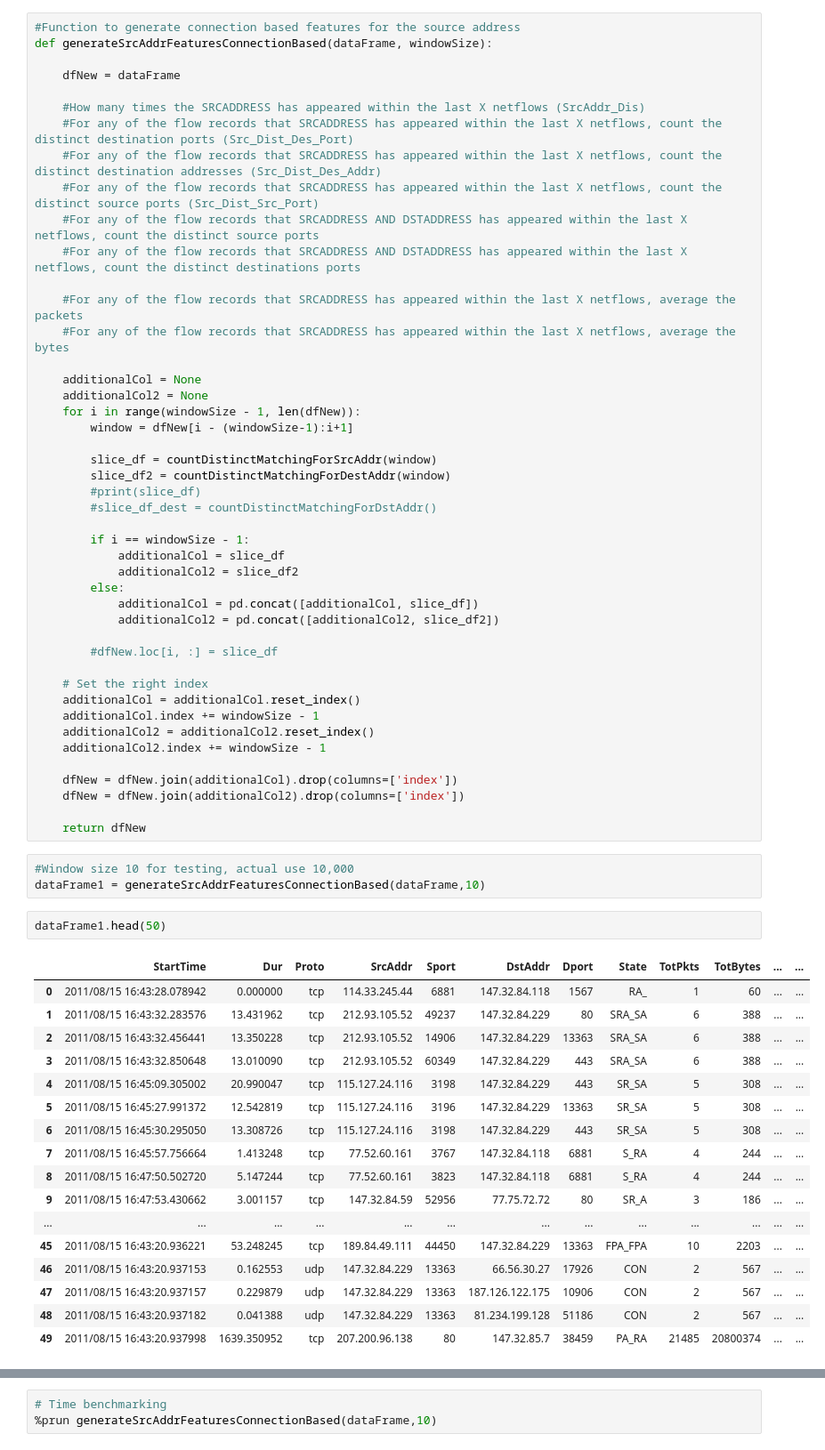
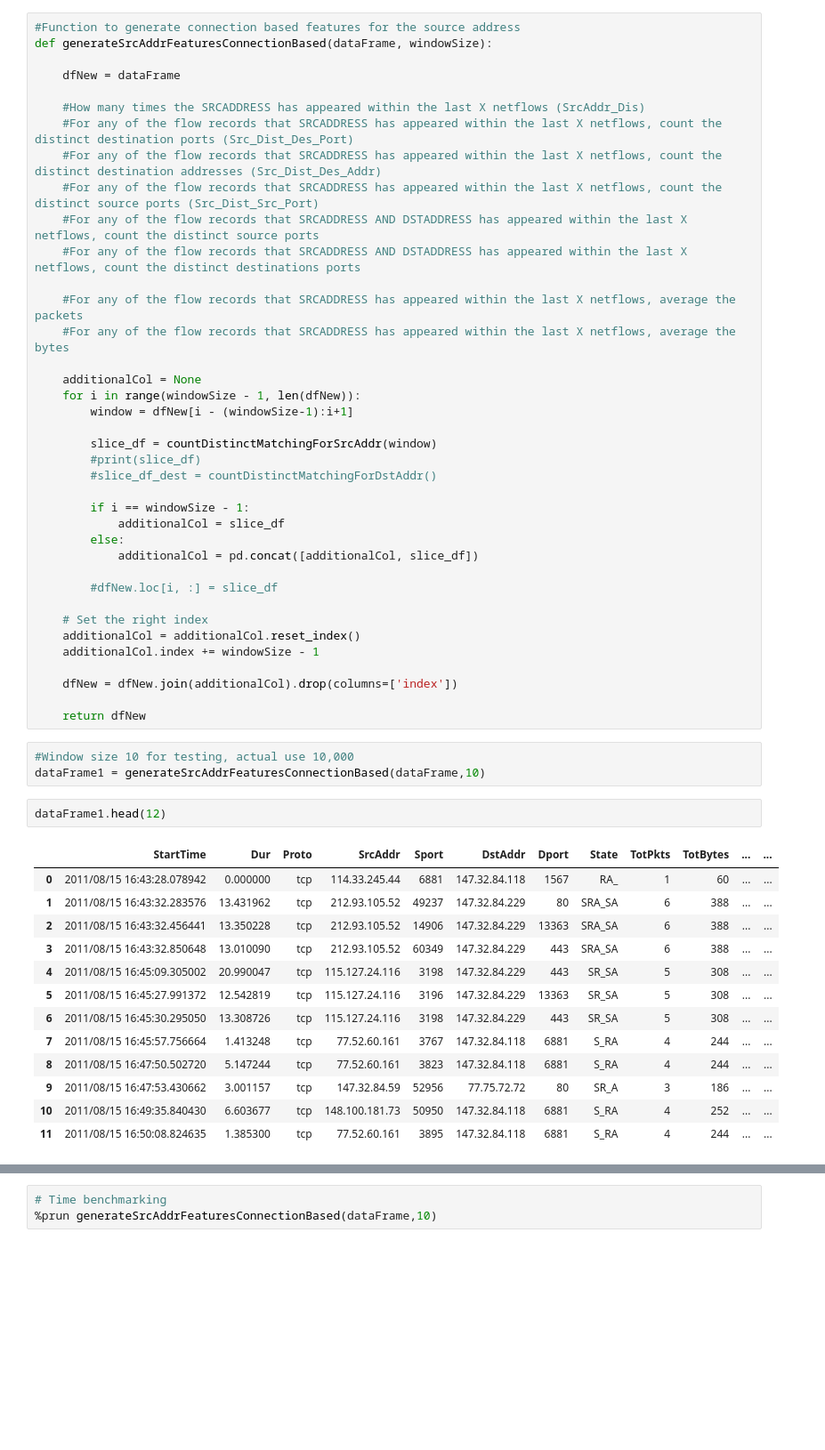
Before and after one commit to Zorqe/DataMiningProjectCTU-13, a Jupyter notebook: Malware Detection using Machine Learning.ipynb, the cells around one changed output, grey strips where cells are left out. Shown: that part at 89% size. Saved outputs shown, nothing was run; the diff lists cells and outputs as text; blank space fills up the shorter version.

```diff
--- a/Malware Detection using Machine Learning.ipynb
+++ b/Malware Detection using Machine Learning.ipynb
@@ -255,54 +201,43 @@ def generateSrcAddrFeaturesConnectionBased(dataFrame, windowSize):
     #For any of the flow records that SRCADDRESS has appeared within the last X netflows, average the bytes
 
     additionalCol = None
-    additionalCol2 = None
     for i in range(windowSize - 1, len(dfNew)):
         window = dfNew[i - (windowSize-1):i+1]
 
         slice_df = countDistinctMatchingForSrcAddr(window)
-        slice_df2 = countDistinctMatchingForDestAddr(window)
         #print(slice_df)
         #slice_df_dest = countDistinctMatchingForDstAddr()
 
         if i == windowSize - 1:
             additionalCol = slice_df
-            additionalCol2 = slice_df2
         else:
             additionalCol = pd.concat([additionalCol, slice_df])
-            additionalCol2 = pd.concat([additionalCol2, slice_df2])
 
         #dfNew.loc[i, :] = slice_df
 
     # Set the right index
     additionalCol = additionalCol.reset_index()
     additionalCol.index += windowSize - 1
-    additionalCol2 = additionalCol2.reset_index()
-    additionalCol2.index += windowSize - 1
 
     dfNew = dfNew.join(additionalCol).drop(columns=['index'])
-    dfNew = dfNew.join(additionalCol2).drop(columns=['index'])
 
     return dfNew
 # %%
 #Window size 10 for testing, actual use 10,000
 dataFrame1 = generateSrcAddrFeaturesConnectionBased(dataFrame,10)
 # %%
-dataFrame1.head(50)
+dataFrame1.head(12)
 # %% [output]
 |  | StartTime | Dur | Proto | SrcAddr | Sport | DstAddr | Dport | State | TotPkts | TotBytes | ... | ... |
 | 0 | 2011/08/15 16:43:28.078942 | 0.000000 | tcp | 114.33.245.44 | 6881 | 147.32.84.118 | 1567 | RA_ | 1 | 60 | ... | ... |
 | 1 | 2011/08/15 16:43:32.283576 | 13.431962 | tcp | 212.93.105.52 | 49237 | 147.32.84.229 | 80 | SRA_SA | 6 | 388 | ... | ... |
 | 2 | 2011/08/15 16:43:32.456441 | 13.350228 | tcp | 212.93.105.52 | 14906 | 147.32.84.229 | 13363 | SRA_SA | 6 | 388 | ... | ... |
 | 3 | 2011/08/15 16:43:32.850648 | 13.010090 | tcp | 212.93.105.52 | 60349 | 147.32.84.229 | 443 | SRA_SA | 6 | 388 | ... | ... |
 | 4 | 2011/08/15 16:45:09.305002 | 20.990047 | tcp | 115.127.24.116 | 3198 | 147.32.84.229 | 443 | SR_SA | 5 | 308 | ... | ... |
 | 5 | 2011/08/15 16:45:27.991372 | 12.542819 | tcp | 115.127.24.116 | 3196 | 147.32.84.229 | 13363 | SR_SA | 5 | 308 | ... | ... |
 | 6 | 2011/08/15 16:45:30.295050 | 13.308726 | tcp | 115.127.24.116 | 3198 | 147.32.84.229 | 443 | SR_SA | 5 | 308 | ... | ... |
 | 7 | 2011/08/15 16:45:57.756664 | 1.413248 | tcp | 77.52.60.161 | 3767 | 147.32.84.118 | 6881 | S_RA | 4 | 244 | ... | ... |
 | 8 | 2011/08/15 16:47:50.502720 | 5.147244 | tcp | 77.52.60.161 | 3823 | 147.32.84.118 | 6881 | S_RA | 4 | 244 | ... | ... |
 | 9 | 2011/08/15 16:47:53.430662 | 3.001157 | tcp | 147.32.84.59 | 52956 | 77.75.72.72 | 80 | SR_A | 3 | 186 | ... | ... |
-| ... | ... | ... | ... | ... | ... | ... | ... | ... | ... | ... | ... | ... |
-| 45 | 2011/08/15 16:43:20.936221 | 53.248245 | tcp | 189.84.49.111 | 44450 | 147.32.84.229 | 13363 | FPA_FPA | 10 | 2203 | ... | ... |
-| 46 | 2011/08/15 16:43:20.937153 | 0.162553 | udp | 147.32.84.229 | 13363 | 66.56.30.27 | 17926 | CON | 2 | 567 | ... | ... |
-| 47 | 2011/08/15 16:43:20.937157 | 0.229879 | udp | 147.32.84.229 | 13363 | 187.126.122.175 | 10906 | CON | 2 | 567 | ... | ... |
-| 48 | 2011/08/15 16:43:20.937182 | 0.041388 | udp | 147.32.84.229 | 13363 | 81.234.199.128 | 51186 | CON | 2 | 567 | ... | ... |
-| 49 | 2011/08/15 16:43:20.937998 | 1639.350952 | tcp | 207.200.96.138 | 80 | 147.32.85.7 | 38459 | PA_RA | 21485 | 20800374 | ... | ... |
+| 10 | 2011/08/15 16:49:35.840430 | 6.603677 | tcp | 148.100.181.73 | 50950 | 147.32.84.118 | 6881 | S_RA | 4 | 252 | ... | ... |
+| 11 | 2011/08/15 16:50:08.824635 | 1.385300 | tcp | 77.52.60.161 | 3895 | 147.32.84.118 | 6881 | S_RA | 4 | 244 | ... | ... |
```
Also changed, not shown: parts of 5 cells of this notebook.
